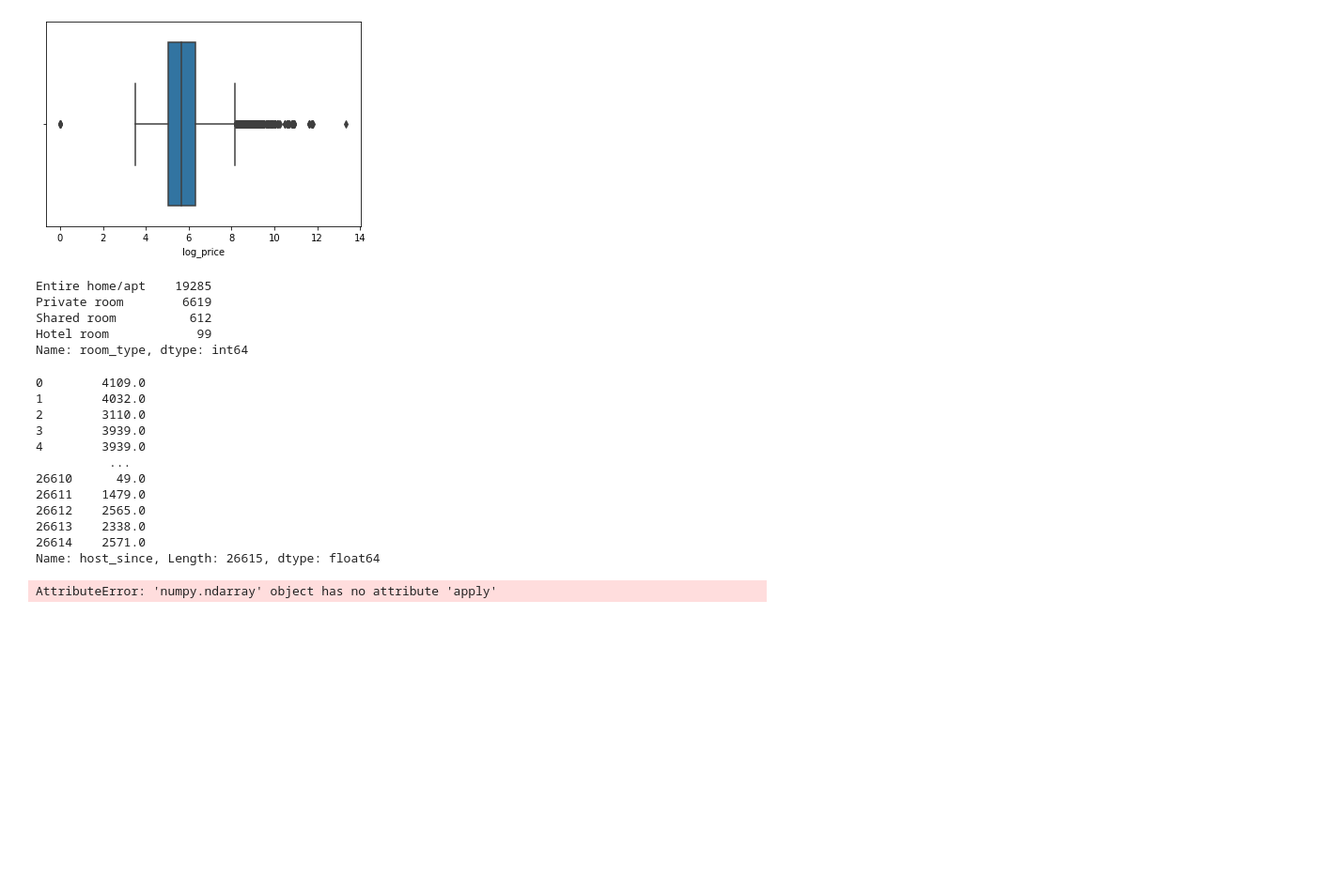
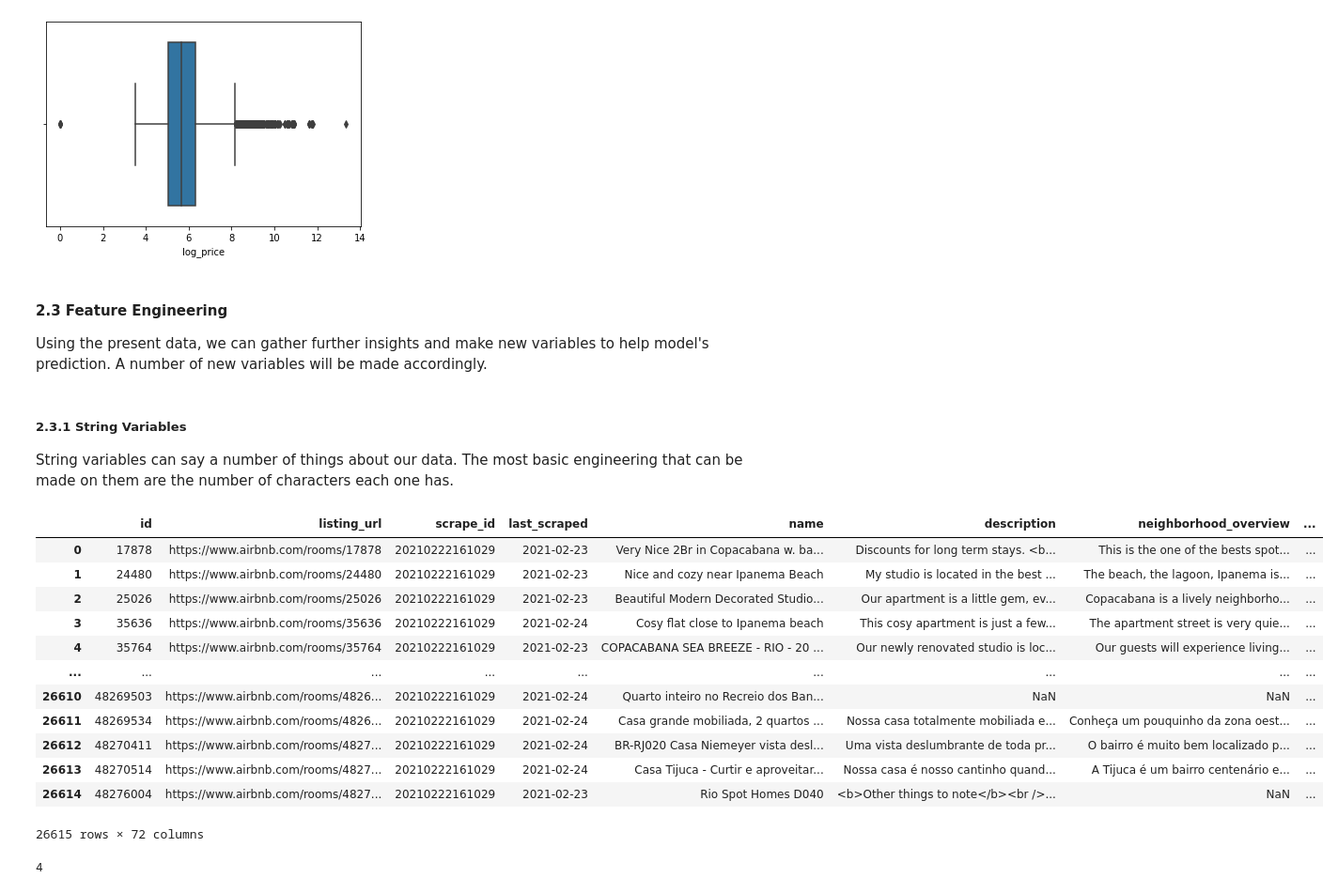
Before and after one commit to bluegardier/airbnb_prediction, a Jupyter notebook: notebooks/data_exploration_airbnb.ipynb, the cells around one changed output. Shown at 94% size. Saved outputs shown, nothing was run; the diff lists cells and outputs as text; code cells hidden in the pictures; blank space fills up the shorter version.

```diff
--- a/notebooks/data_exploration_airbnb.ipynb
+++ b/notebooks/data_exploration_airbnb.ipynb
@@ -82,11 +120,3 @@ sns.boxplot(df['log_price'])
 # %% [output]
 <AxesSubplot:xlabel='log_price'>
 [figure]
-# %%
-df['room_type'].value_counts()
-# %% [output]
-Entire home/apt    19285
-Private room        6619
-Shared room          612
-Hotel room            99
-Name: room_type, dtype: int64
@@ -95,19 +122,0 @@ df.head()
-# %%
-(pd.to_datetime('today')-pd.to_datetime(df['host_since'])).dt.days
-# %% [output]
-0        4109.0
-1        4032.0
-2        3110.0
-3        3939.0
-4        3939.0
-          ...
-26610      49.0
-26611    1479.0
-26612    2565.0
-26613    2338.0
-26614    2571.0
-Name: host_since, Length: 26615, dtype: float64
-# %%
-df['host_since'].values.apply(lambda x: pd.to_datetime('today')- pd.to_datetime(x))
-# %% [output]
-AttributeError: 'numpy.ndarray' object has no attribute 'apply'
@@ -118,3 +123,30 @@ len(df['name'][0].replace(" ", ""))
+# %% [markdown]
+#### 2.3 Feature Engineering
+
+Using the present data, we can gather further insights and make new variables to help model's prediction. A number of new variables will be made accordingly.
+# %% [markdown]
+##### 2.3.1 String Variables
+String variables can say a number of things about our data. The most basic engineering that can be made on them are the number of characters each one has.
+# %%
+df
+# %% [output]
+|  | id | listing_url | scrape_id | last_scraped | name | description | neighborhood_overview | ... |
+| 0 | 17878 | https://www.airbnb.com/rooms/17878 | 20210222161029 | 2021-02-23 | Very Nice 2Br in Copacabana w. ba... | Discounts for long term stays. <b... | This is the one of the bests spot... | ... |
+| 1 | 24480 | https://www.airbnb.com/rooms/24480 | 20210222161029 | 2021-02-23 | Nice and cozy near Ipanema Beach | My studio is located in the best ... | The beach, the lagoon, Ipanema is... | ... |
+| 2 | 25026 | https://www.airbnb.com/rooms/25026 | 20210222161029 | 2021-02-23 | Beautiful Modern Decorated Studio... | Our apartment is a little gem, ev... | Copacabana is a lively neighborho... | ... |
+| 3 | 35636 | https://www.airbnb.com/rooms/35636 | 20210222161029 | 2021-02-24 | Cosy flat close to Ipanema beach | This cosy apartment is just a few... | The apartment street is very quie... | ... |
+| 4 | 35764 | https://www.airbnb.com/rooms/35764 | 20210222161029 | 2021-02-23 | COPACABANA SEA BREEZE - RIO - 20 ... | Our newly renovated studio is loc... | Our guests will experience living... | ... |
+| ... | ... | ... | ... | ... | ... | ... | ... | ... |
+| 26610 | 48269503 | https://www.airbnb.com/rooms/4826... | 20210222161029 | 2021-02-24 | Quarto inteiro no Recreio dos Ban... | NaN | NaN | ... |
+| 26611 | 48269534 | https://www.airbnb.com/rooms/4826... | 20210222161029 | 2021-02-24 | Casa grande mobiliada, 2 quartos ... | Nossa casa totalmente mobiliada e... | Conheça um pouquinho da zona oest... | ... |
+| 26612 | 48270411 | https://www.airbnb.com/rooms/4827... | 20210222161029 | 2021-02-24 | BR-RJ020 Casa Niemeyer vista desl... | Uma vista deslumbrante de toda pr... | O bairro é muito bem localizado p... | ... |
+| 26613 | 48270514 | https://www.airbnb.com/rooms/4827... | 20210222161029 | 2021-02-24 | Casa Tijuca - Curtir e aproveitar... | Nossa casa é nosso cantinho quand... | A Tijuca é um bairro centenário e... | ... |
+| 26614 | 48276004 | https://www.airbnb.com/rooms/4827... | 20210222161029 | 2021-02-23 | Rio Spot Homes D040 | <b>Other things to note</b><br />... | NaN | ... |
+26615 rows × 72 columns
+# %%
+df['last_scraped'].nunique()
+# %% [output]
+4
 # %%
 df['description'][5].replace("<b>", "").replace('</b>', "").replace('<br />', "")
 # %%
```
Also changed, not shown: parts of 11 cells of this notebook.
